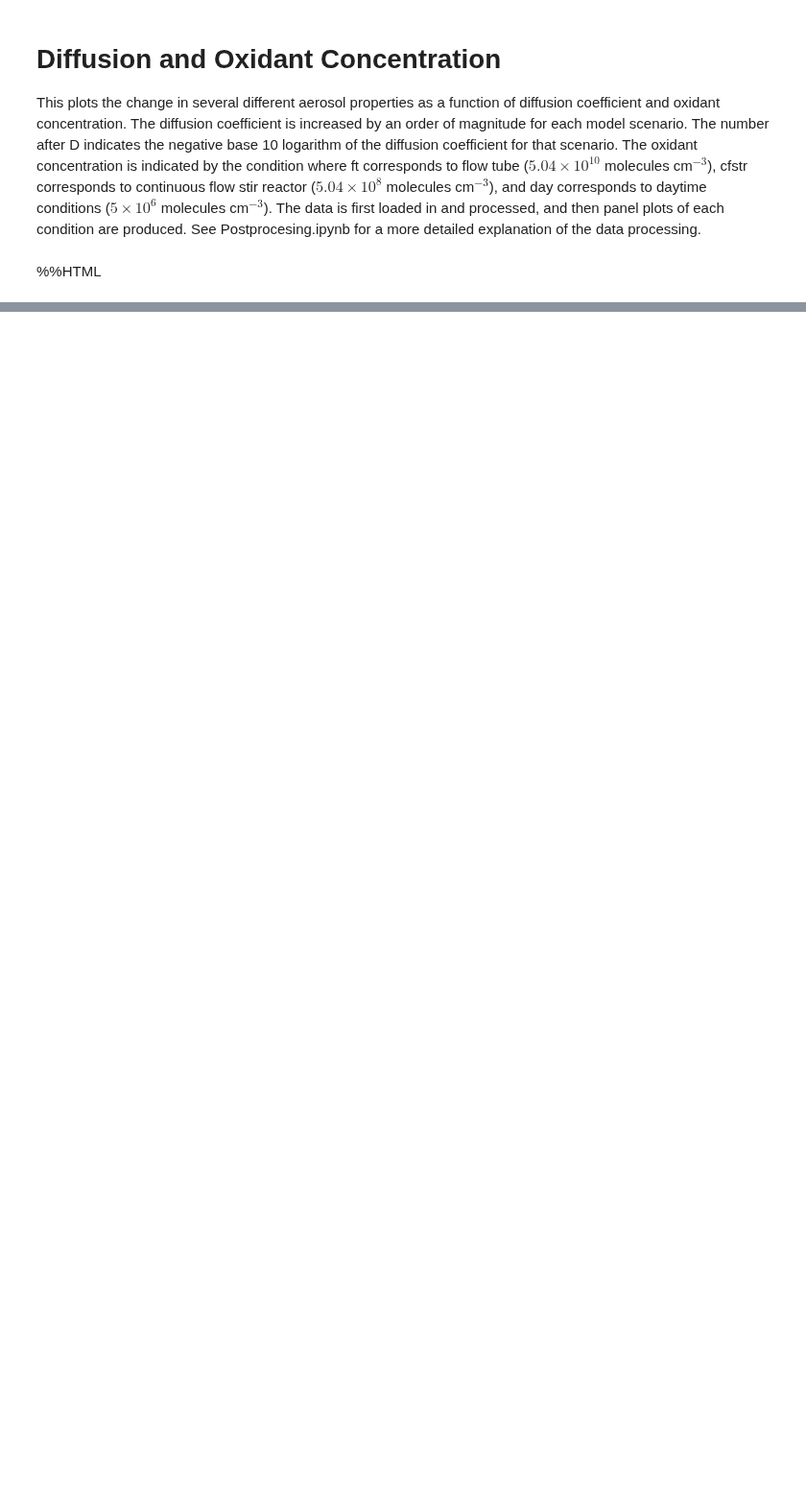
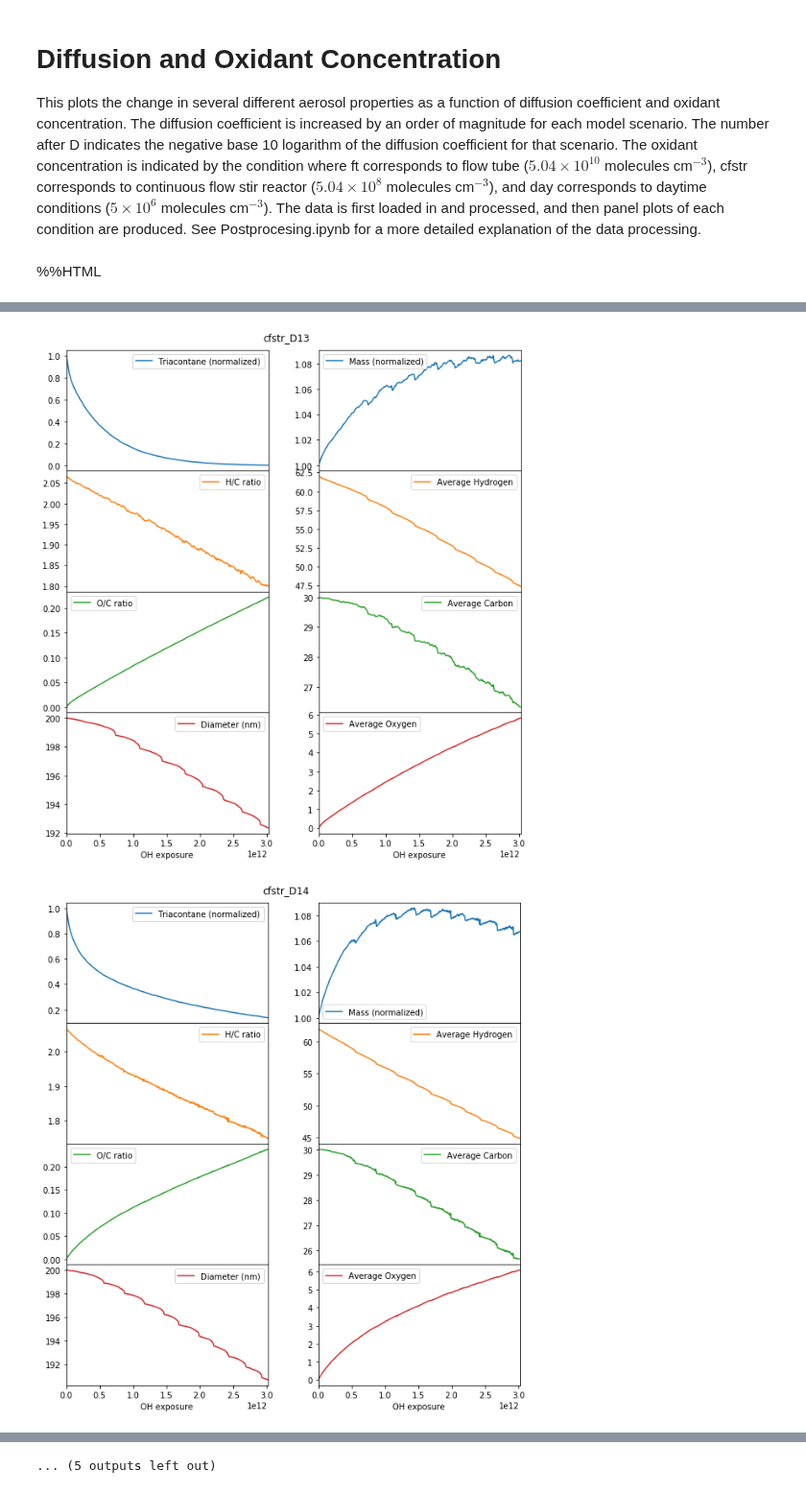
Before and after one commit to aawiegel/StackSimAnalysis, a Jupyter notebook: python/DiffusionSeries.ipynb, the cells around one changed output, grey strips where cells are left out. Shown at 96% size. Saved outputs shown, nothing was run; the diff lists cells and outputs as text; code cells hidden in the pictures; blank space fills up the shorter version.

Commit message:
average plots

```diff
--- a/python/DiffusionSeries.ipynb
+++ b/python/DiffusionSeries.ipynb
@@ -166,0 +163,79 @@ After processing the data, panel plots showing several different variables at di
+# %%
+%matplotlib inline
+
+
+
+# Create empty dictionary to hold scenario data frames and panels
+ScenarioData = dict()
+
+for scenario in natsort.natsorted(files.keys()):
+    # Create reference to current simulation to save on typing
+    simulation = Scenarios[scenario]
+
+    # Find OH exposure
+    if "ft" in scenario:
+        OH = 5.04E10
+    elif "cfstr" in scenario:
+        OH = 5.04E8
+    elif "day" in scenario:
+        OH = 5E6
+    else:
+        OH = 1E5
+
+    OH_exp = OH*simulation.time
+
+    # Initialize data frame with OH exposure
+    SimData = pd.DataFrame({"OH exposure" : OH_exp})
+
+    # Find diameter of particle
+    last_cmpt = simulation.compartments[(0, simulation.num_rows-1, 0)]
+    diameter = 2*(last_cmpt.positions["y"]+last_cmpt.dimensions["y"])/1E-7
+
+
+
+    # Find initial mass and carbon amount to normalize quantities
+    tri_init = simulation.species["Tri_r"][0]
+    mass_init = simulation.species["mass_r"][0]
+    carbon_init = simulation.species["carbon_r"][0]
+
+    # Add average data to data frame
+    new_data = {"Triacontane (normalized)" : simulation.species["Tri_r"]/tri_init,
+                "Mass (normalized)" : simulation.species["mass_r"]/mass_init,
+                "Diameter (nm)" : diameter,
+                "Average Hydrogen" : simulation.species["hydrogen_r"]/carbon_init*30,
+                "Average Carbon" : simulation.species["carbon_r"]/carbon_init*30,
+                "Average Oxygen" : simulation.species["oxygen_r"]/carbon_init*30,
+                "H/C ratio" : simulation.species["H/C ratio"],
+                "O/C ratio" : simulation.species["O/C ratio"]}
+
+    SimData = SimData.assign(**new_data)
+
+    # Add carbon number data to data frame
+    for carbon, weight in carbon_list:
+        carbondata = {carbon : simulation.species[carbon+"_r"]}
+        SimData = SimData.assign(**carbondata)
+
+
+    # Create plot of averages
+    fig, axes = plt.subplots(4, 2, figsize=(10, 10), sharex=True)
+
+    fig.suptitle(scenario)
+    fig.subplots_adjust(top=0.95)
+
+    plt.subplots_adjust(wspace=0.25, hspace=0)
+
+    target1 = [axes[0, 0], axes[1, 0], axes[2, 0], axes[3, 0]]
+    target2 = [axes[0, 1], axes[1, 1], axes[2, 1], axes[3, 1]]
+
+    SimData.plot(ax = target1, x = "OH exposure",
+                 y = ["Triacontane (normalized)", "H/C ratio", "O/C ratio", "Diameter (nm)"],
+                 subplots = True, sharex = False)
+
+    SimData.plot(ax = target2, x = "OH exposure",
+                 y = ["Mass (normalized)", "Average Hydrogen", "Average Carbon", "Average Oxygen"],
+                 subplots = True, sharex = False)
+
+    ScenarioData[scenario+" averages"] = SimData
+# %% [output]
+[figure, added]
+[figure, added]
@@ -166,0 +252 @@ After processing the data, panel plots showing several different variables at di
+... (5 outputs left out)
```
Also changed, not shown: parts of 4 cells of this notebook.
